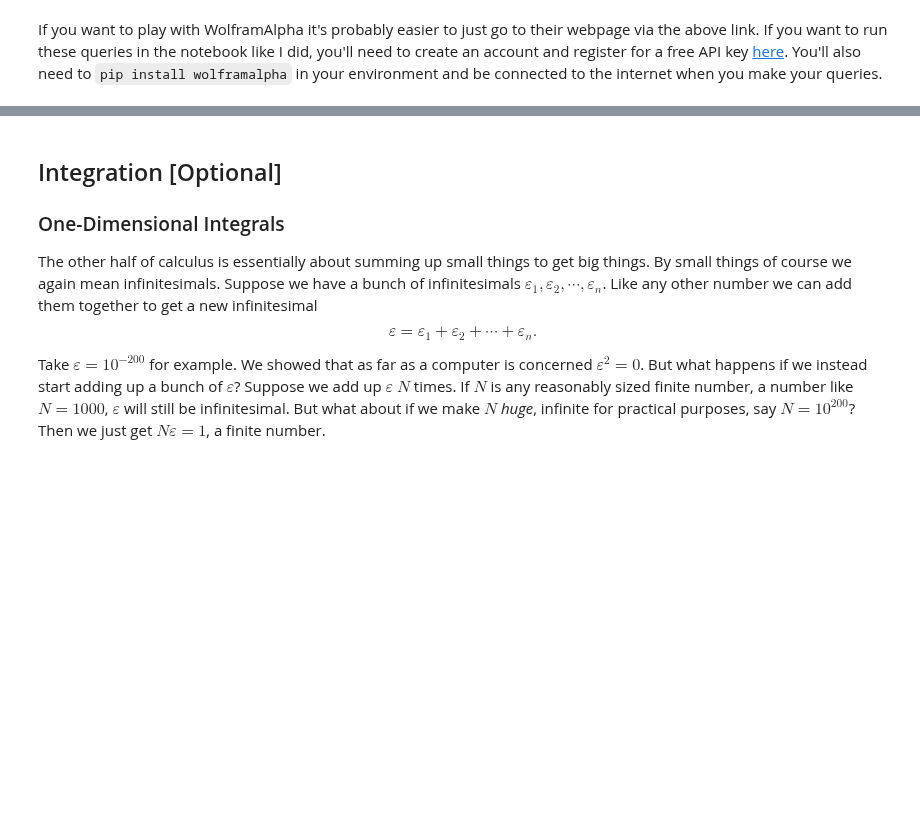
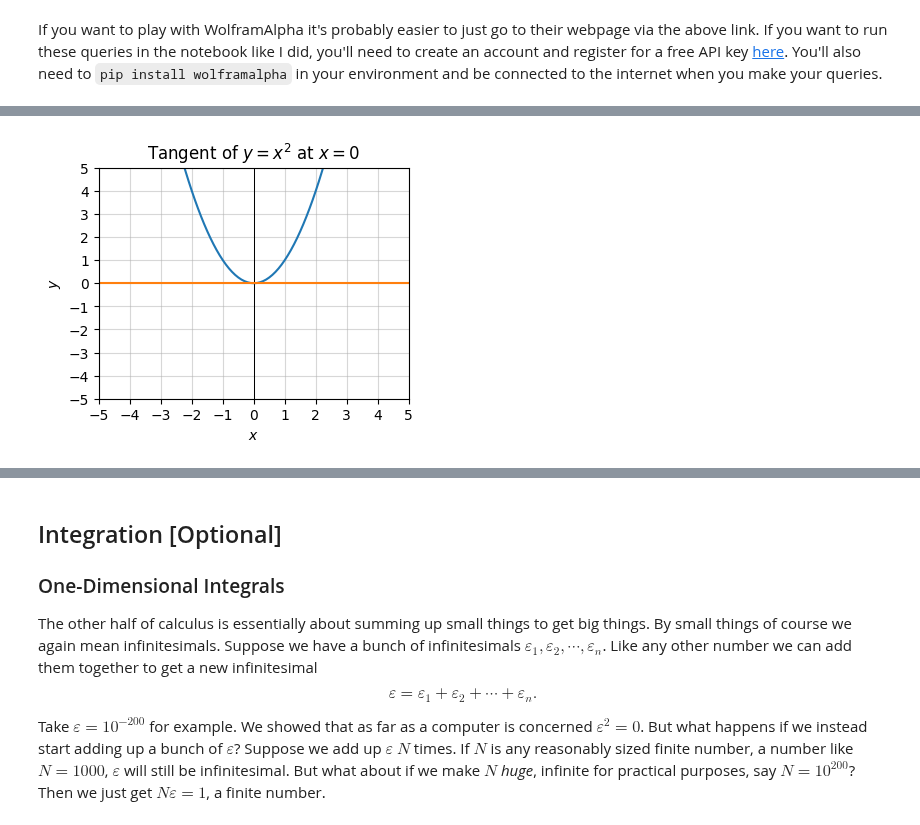
Before and after one commit to rkingery/ml-book, a Jupyter notebook: notebooks/calculus.ipynb, the cells around one changed output, grey strips where cells are left out. Saved outputs shown, nothing was run; the diff lists cells and outputs as text; code cells hidden in the pictures; blank space fills up the shorter version.

```diff
--- a/notebooks/calculus.ipynb
+++ b/notebooks/calculus.ipynb
@@ -140,2 +137,11 @@ Feel free to adjust the value of `x0` observe how the slope changes with the val
+# %%
+def get_tangent_line(x, y, x0, dx=1e-5):
+    x_nudged = x + dx
+    y_nudged = x_nudged ** 2
+    dy = y_nudged - y
+    idx_x_eq_x0 = np.where(np.abs(x - x0) < dx)[0].item()
+    y0, dydx0 = y[idx_x_eq_x0], (dy / dx)[idx_x_eq_x0].flatten()
+    y_tangent = y0 + dydx0 * (x - x0)
+    return y_tangent
 # %%
 x0 = 2
@@ -360,0 +336,8 @@ $$\mathbf{x}_{n+1} = \mathbf{x}_n - \alpha \frac{dz}{d\mathbf{x}}\bigg|_{\mathbf
+# %%
+f = lambda x: x ** 2
+x = np.arange(-10, 10, 0.1)
+y = f(x)
+y_tangent = get_tangent_line(x, y, x0=0)
+plot_function(x, (y, y_tangent), (-5, 5), (-5, 5), title=f'Tangent of $y=x^2$ at $x={0}$')
+# %% [output]
+[figure, added]
```
Also changed, not shown: parts of 44 cells of this notebook, 3 other files.
